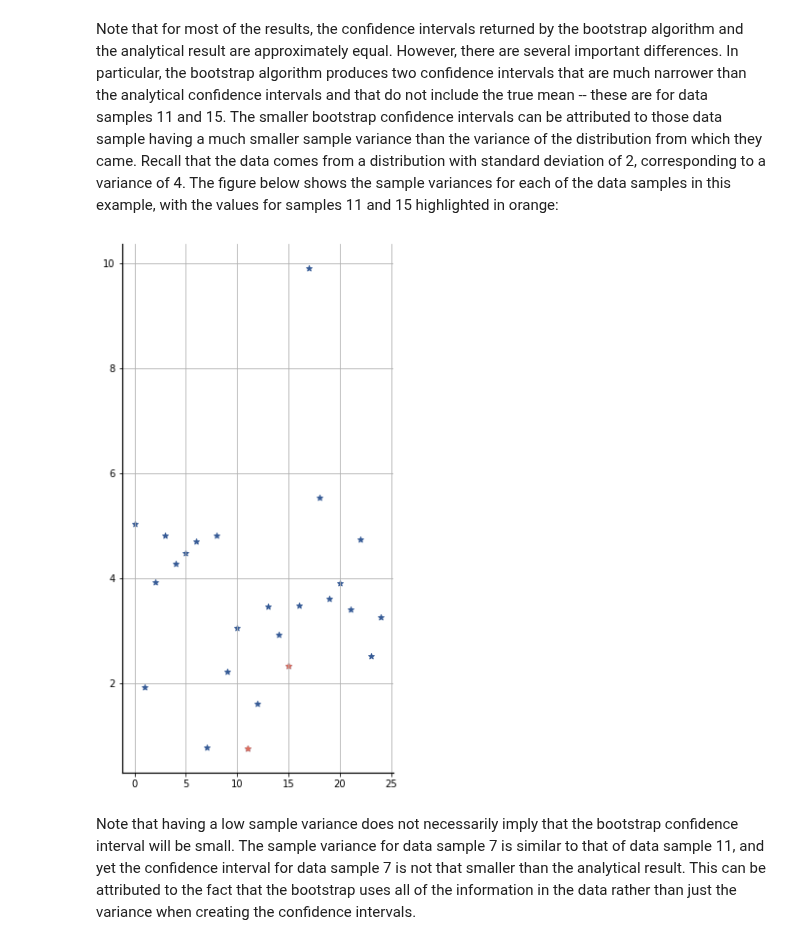
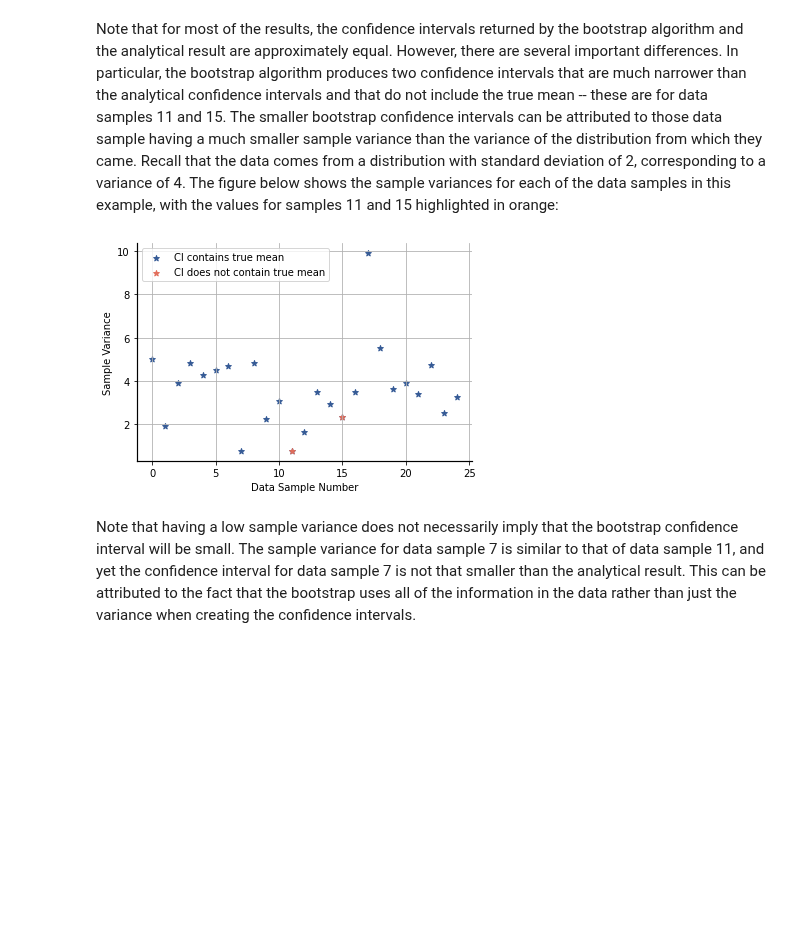
Before and after one commit to datalayer-courses/foundations-of-data-science-with-python, a Jupyter notebook: 09-moments/confidence-intervals-estimates.ipynb, the cells around one changed output. Cells and saved outputs as stored; diff of their text form; code cells hidden in the pictures; blank space fills up the shorter version.

```diff
--- a/09-moments/confidence-intervals-estimates.ipynb
+++ b/09-moments/confidence-intervals-estimates.ipynb
@@ -6,0 +58,3 @@ In the previous section, I gave an overview of estimation and its properties, an
+# %%
+x = np.array([ 1, 1.2, 1.4, 1.2, 1, 1.2, 1.5, 1.45, 1.05, 1.65, 1.8])
+find_mean_CI(x, 90)
@@ -11,26 +83,35 @@ In the simulation below, 20 random values are drawn from a Normal(1, 2) distribu
 # %%
-import numpy.random as npr
 npr.seed(5678)
 
-num_sims = 25
+num_data_samples = 25
 data_size = 10
+
+# The confidence, C:
+C = 95
+
+alpha = (100 - C)/2
 
 X = stats.norm(1,2 )
 
 plt.figure(figsize = (5,10) )
-for sim in range(num_sims):
+for sim in range(num_data_samples):
   Xvals = X.rvs(data_size)
   avg = Xvals.mean()
 
   # Now do bootstrap sampling
+  # Start by specifying the number of bootstrap values to simulate
   num_bs_sims = 1000
+
+  # Create an array of zeros to store the bootstrap values
   bs_averages = np.zeros(num_bs_sims)
+
   for bs_sim in range(num_bs_sims):
     bs_sample = npr.choice(Xvals, data_size)
     bs_avg = bs_sample.mean()
     bs_averages[bs_sim] = bs_avg
 
-  percentiles = np.percentile(bs_averages, [2.5, 97.5])
+  # Now find the values that define the C%
+  percentiles = np.percentile(bs_averages, [alpha, 100-alpha])
   if percentiles[0] <= 1 and percentiles[1] >=1:
     plt.plot(percentiles, [sim, sim], color='C2')
   else:
@@ -40,5 +121,5 @@ for sim in range(num_sims):
 plt.axvline(1, alpha=0.3)
 plt.ylabel('Data Set Number');
 plt.xlabel('Value');
-plt.title('Confidence Intervals for 25 Random Samples of Normal Data')
+plt.title('Confidence Intervals for 25 Random Samples of Normal Data');
 # %% [output]
@@ -286,34 +365,37 @@ Note that for most of the results, the confidence intervals returned by the boot
 # %%
 npr.seed(5678)
 
 num_sims = 25
 data_size = 10
 
 X = stats.norm(1,2 )
 small_cis=[11, 15]
 
-plt.figure(figsize = (5,10) )
+plt.figure()#figsize = (5,10) )
 variances = []
 for sim in range(num_sims):
   Xvals = X.rvs(data_size)
   #avg = Xvals.mean()
   var = Xvals.var(ddof=1)
   variances += [var]
 
-plt.scatter(range(num_sims), variances, marker='*')
+plt.scatter(range(num_sims), variances, marker='*', label='CI contains true mean')
 
 for sim in small_cis:
-  plt.scatter(sim, variances[sim], marker='*', color='C1')
+  if sim == small_cis[0]:
+    plt.scatter(sim, variances[sim], marker='*', color='C1', label='CI does not contain true mean')
+  else:
+        plt.scatter(sim, variances[sim], marker='*', color='C1')
 plt.grid();
 
 
 # plt.axvline(1, alpha=0.3)
-# plt.ylabel('Data Sample Number');
-# plt.xlabel('Value');
-# plt.legend();
+plt.xlabel('Data Sample Number');
+plt.ylabel('Sample Variance');
+plt.legend();
 # plt.title('Confidence Intervals for 25 Random Samples of Normal Data');
 # %% [output]
-[figure, old version]
+[figure, new version]
 # %% [markdown]
 Note that having a low sample variance does not necessarily imply that the bootstrap confidence interval will be small. The sample variance for data sample 7 is similar to that of data sample 11, and yet the confidence interval for data sample 7 is not that smaller than the analytical result. This can be attributed to the fact that the bootstrap uses all of the information in the data rather than just the variance when creating the confidence intervals.
 # %% [markdown]
```
Also changed, not shown: parts of 31 cells of this notebook.
